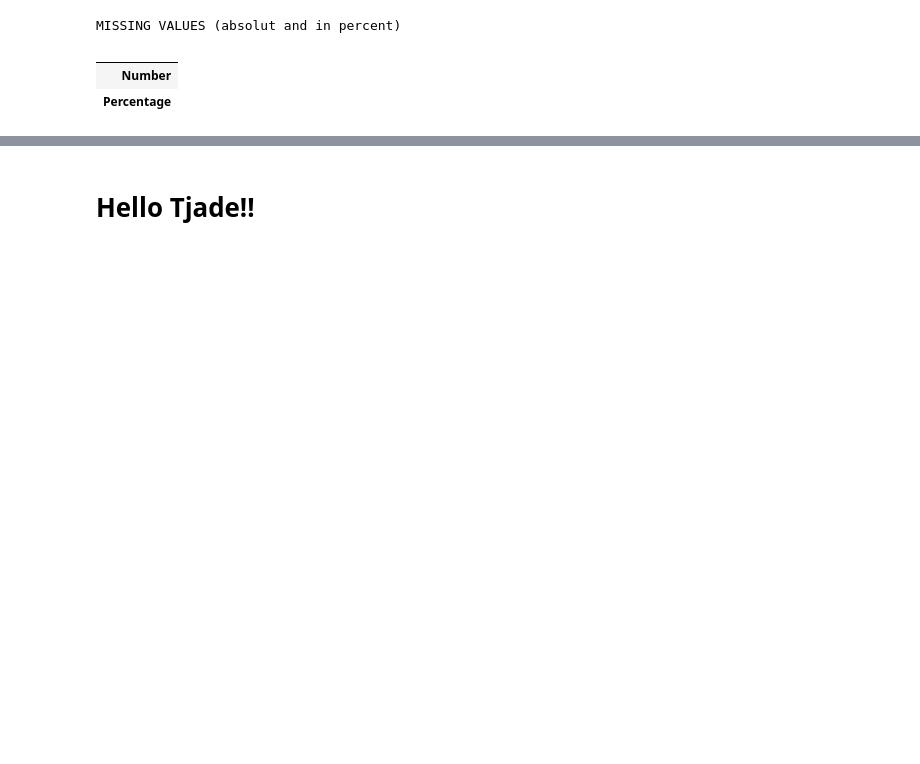
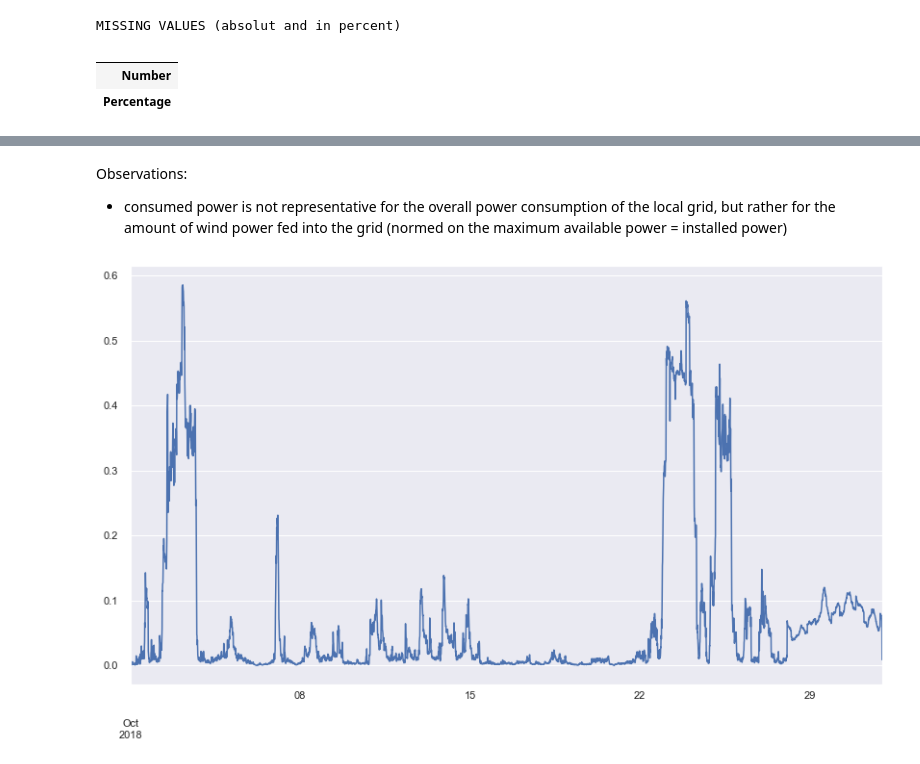
Before and after one commit to JonJae/TimeSeriesPrediction_FeedInMngmt, a Jupyter notebook: FeedInMngmt_EDA.ipynb, the cells around one changed output, grey strips where cells are left out. Drawn from its saved outputs; the diff is of its cells as text; code cells hidden in the pictures; blank space fills up the shorter version.

```diff
--- a/FeedInMngmt_EDA.ipynb
+++ b/FeedInMngmt_EDA.ipynb
@@ -365,2 +355,7 @@ _ = ax.set_title("Average consumed power for each hour of each weekday averaged
-# %% [markdown]
-# Hello Tjade!!
+# %% [markdown]
+Observations:
+- consumed power is not representative for the overall power consumption of the local grid, but rather for the amount of wind power fed into the grid (normed on the maximum available power = installed power)
+# %%
+df[df["month"] == 10]["target_losses_norm"].plot();
+# %% [output]
+[figure, added]
```
Also changed, not shown: parts of 8 cells of this notebook.
